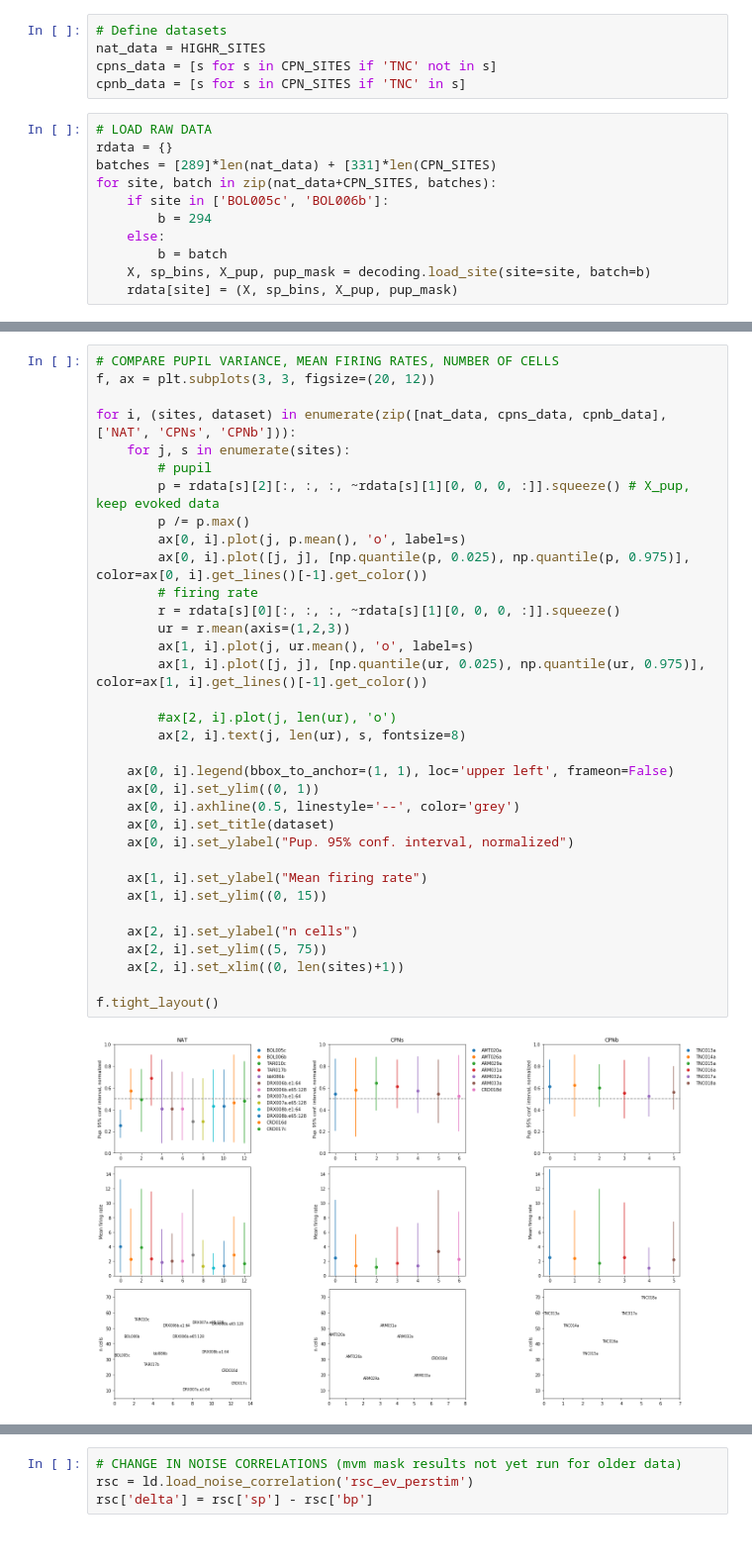
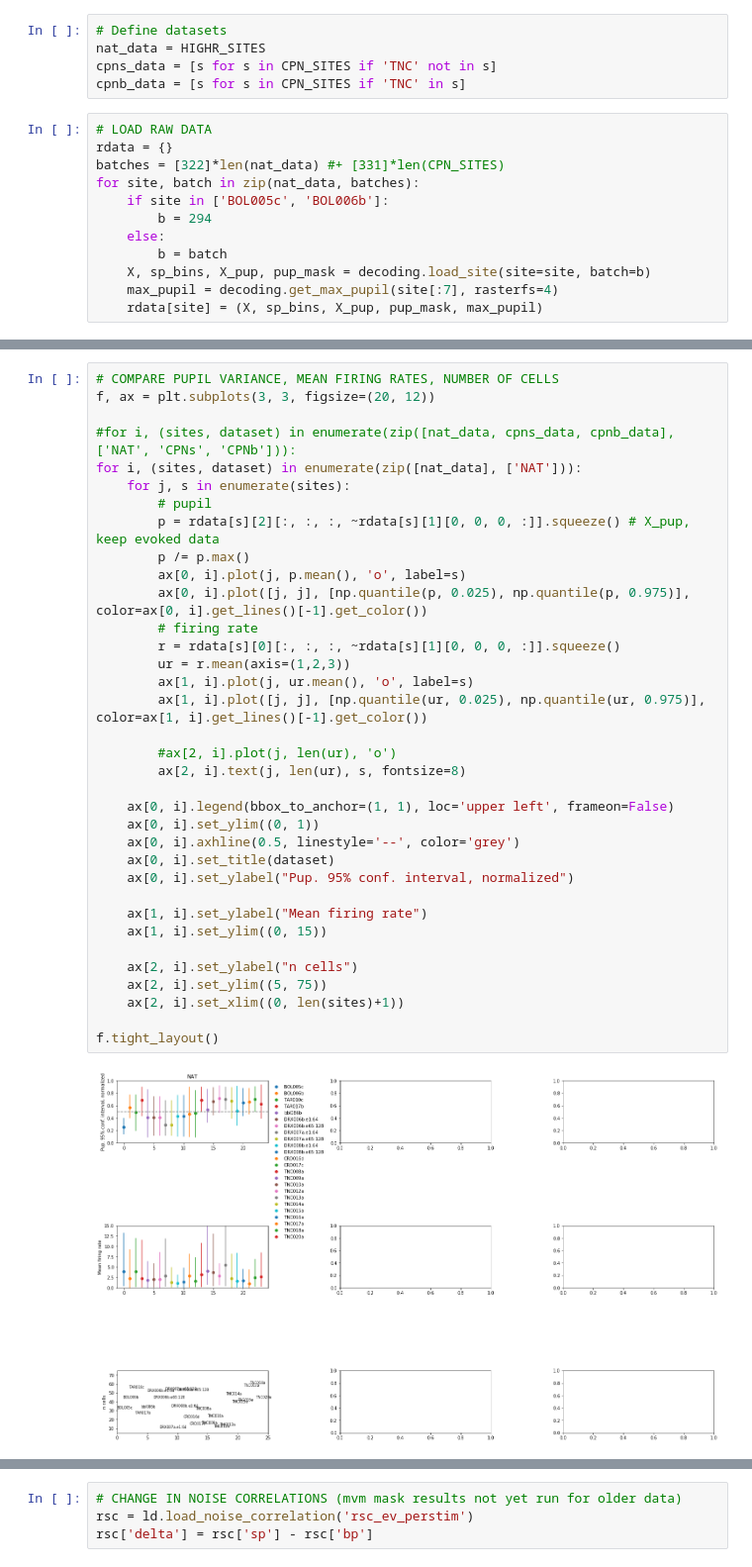
Before and after one commit to crheller/nat_pup_ms, a Jupyter notebook: qc/dataset_comparison.ipynb, the cells around one changed output, grey strips where cells are left out. Shown: that part at 99% size. Saved outputs shown, nothing was run; the diff lists cells and outputs as text.

```diff
--- a/qc/dataset_comparison.ipynb
+++ b/qc/dataset_comparison.ipynb
@@ -32,14 +33,15 @@ cpnb_data = [s for s in CPN_SITES if 'TNC' in s]
 # %%
 # LOAD RAW DATA
 rdata = {}
-batches = [289]*len(nat_data) + [331]*len(CPN_SITES)
-for site, batch in zip(nat_data+CPN_SITES, batches):
+batches = [322]*len(nat_data) #+ [331]*len(CPN_SITES)
+for site, batch in zip(nat_data, batches):
     if site in ['BOL005c', 'BOL006b']:
         b = 294
     else:
         b = batch
     X, sp_bins, X_pup, pup_mask = decoding.load_site(site=site, batch=b)
-    rdata[site] = (X, sp_bins, X_pup, pup_mask)
+    max_pupil = decoding.get_max_pupil(site[:7], rasterfs=4)
+    rdata[site] = (X, sp_bins, X_pup, pup_mask, max_pupil)
 # %% [output]
 [nems_lbhb.baphy_experiment INFO] Cached recording: /auto/data/nems_db/recordings/294/BOL005c_045fa3fa2325c41a82e01440f3e3128b9e8f5088.tgz
 [nems_lbhb.baphy_experiment INFO] Cached recording found
@@ -62,38 +64,39 @@ for site, batch in zip(nat_data+CPN_SITES, batches):
 # COMPARE PUPIL VARIANCE, MEAN FIRING RATES, NUMBER OF CELLS
 f, ax = plt.subplots(3, 3, figsize=(20, 12))
 
-for i, (sites, dataset) in enumerate(zip([nat_data, cpns_data, cpnb_data], ['NAT', 'CPNs', 'CPNb'])):
+#for i, (sites, dataset) in enumerate(zip([nat_data, cpns_data, cpnb_data], ['NAT', 'CPNs', 'CPNb'])):
+for i, (sites, dataset) in enumerate(zip([nat_data], ['NAT'])):
     for j, s in enumerate(sites):
         # pupil
         p = rdata[s][2][:, :, :, ~rdata[s][1][0, 0, 0, :]].squeeze() # X_pup, keep evoked data
         p /= p.max()
         ax[0, i].plot(j, p.mean(), 'o', label=s)
         ax[0, i].plot([j, j], [np.quantile(p, 0.025), np.quantile(p, 0.975)], color=ax[0, i].get_lines()[-1].get_color())
         # firing rate
         r = rdata[s][0][:, :, :, ~rdata[s][1][0, 0, 0, :]].squeeze()
         ur = r.mean(axis=(1,2,3))
         ax[1, i].plot(j, ur.mean(), 'o', label=s)
         ax[1, i].plot([j, j], [np.quantile(ur, 0.025), np.quantile(ur, 0.975)], color=ax[1, i].get_lines()[-1].get_color())
 
         #ax[2, i].plot(j, len(ur), 'o')
         ax[2, i].text(j, len(ur), s, fontsize=8)
 
     ax[0, i].legend(bbox_to_anchor=(1, 1), loc='upper left', frameon=False)
     ax[0, i].set_ylim((0, 1))
     ax[0, i].axhline(0.5, linestyle='--', color='grey')
     ax[0, i].set_title(dataset)
     ax[0, i].set_ylabel("Pup. 95% conf. interval, normalized")
 
     ax[1, i].set_ylabel("Mean firing rate")
     ax[1, i].set_ylim((0, 15))
 
     ax[2, i].set_ylabel("n cells")
     ax[2, i].set_ylim((5, 75))
     ax[2, i].set_xlim((0, len(sites)+1))
 
 f.tight_layout()
 # %% [output]
-[figure, old version]
+[figure, new version]
 # %%
 # DECODING EFFECTS PER SITE
 f, ax = plt.subplots(1, 3, figsize=(20, 4))
```
Also changed, not shown: parts of 5 cells of this notebook.
